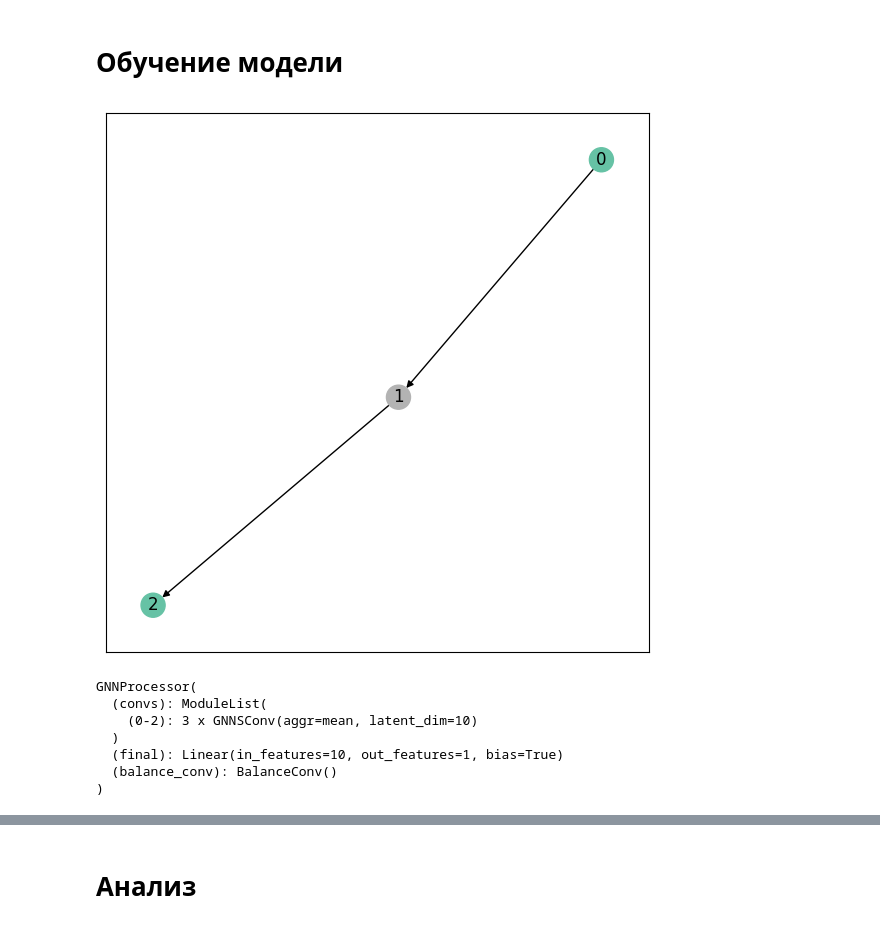
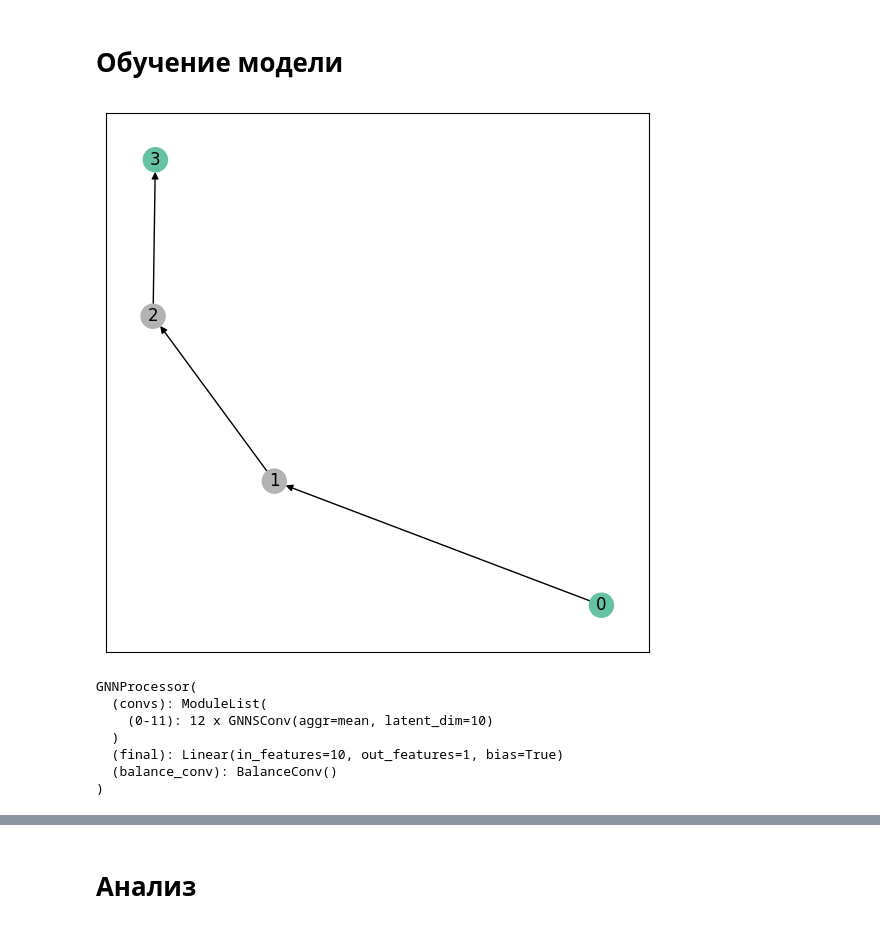
Before and after one commit to abelinsky/nfsolver, a Jupyter notebook: notebooks/exploratory/0.2-ab-GNNSolver.ipynb, the cells around one changed output, grey strips where cells are left out. Saved outputs shown, nothing was run; the diff lists cells and outputs as text; code cells hidden in the pictures.

```diff
--- a/notebooks/exploratory/0.2-ab-GNNSolver.ipynb
+++ b/notebooks/exploratory/0.2-ab-GNNSolver.ipynb
@@ -288,57 +224,83 @@ def visualize_graph(G, color):
                      node_color=color, cmap="Set2")
     plt.show()
 # %%
+# Пример 1
+edge_index = torch.tensor([
+  [0, 1, 2],
+  [1, 2, 3]
+], dtype=torch.long)
+
+# Структура данных атрибутов вершин графа:
+# Расход газа потребителя в узле, млн м3/сут; Давление газа, МПа
+x = torch.tensor([[0, 7.4], [0.5, 0], [0, 0], [0, 5.4]], dtype=torch.float)
+
+# Структура данных атрибутов дуг графа:
+# Протяженность, км; Внутренний диаметр трубы, мм
+edge_attr = torch.tensor([
+  [38, 1400],
+  [40, 1400],
+  [43, 1400]
+])
+
+data = Data(x=x, edge_index=edge_index, edge_attr=edge_attr)
+
+G = to_networkx(data, to_undirected=False)
+visualize_graph(G, color=data.x[..., 1] == 0);
+
+## Пример 2
 # edge_index = torch.tensor([
-#   [0, 1, 2],
-#   [1, 2, 3]
+#   [0, 1],
+#   [1, 2]
 # ], dtype=torch.long)
 
 # # Структура данных атрибутов вершин графа:
 # # Расход газа потребителя в узле, млн м3/сут; Давление газа, МПа
-# x = torch.tensor([[0, 7.4], [0.5, 0], [0, 0], [0, 5.4]], dtype=torch.float)
+# x = torch.tensor([[0, 7.4], [0, 0], [0, 5.4]], dtype=torch.float)
+
+# # Структура данных атрибутов дуг графа:
+# # Протяженность, км; Внутренний диаметр трубы, мм
+# edge_attr = torch.tensor([
+#   [55, 1400],
+#   [60, 1400]])
+
+# data = Data(x=x, edge_index=edge_index, edge_attr=edge_attr)
+
+# G = to_networkx(data, to_undirected=False)
+# visualize_graph(G, color=data.x[..., 1] == 0);
+
+## Пример 3
+# edge_index = torch.tensor([
+#   [0, 1, 3, 2],
+#   [1, 2, 1, 4]
+# ], dtype=torch.long)
+
+# # Структура данных атрибутов вершин графа:
+# # Расход газа потребителя в узле, млн м3/сут; Давление газа, МПа
+# x = torch.tensor([[0, 7.4], [0.0, 0], [0, 0.0], [0, 7.0], [0, 5.4]], dtype=torch.float)
 
 # # Структура данных атрибутов дуг графа:
 # # Протяженность, км; Внутренний диаметр трубы, мм
 # edge_attr = torch.tensor([
 #   [38, 1400],
 #   [40, 1400],
-#   [43, 1400]
+#   [43, 1400],
+#   [50, 1200]
 # ])
 
 # data = Data(x=x, edge_index=edge_index, edge_attr=edge_attr)
 
 # G = to_networkx(data, to_undirected=False)
 # visualize_graph(G, color=data.x[..., 1] == 0);
-
-edge_index = torch.tensor([
-  [0, 1],
-  [1, 2]
-], dtype=torch.long)
-
-# Структура данных атрибутов вершин графа:
-# Расход газа потребителя в узле, млн м3/сут; Давление газа, МПа
-x = torch.tensor([[0, 7.4], [0, 0], [0, 5.4]], dtype=torch.float)
-
-# Структура данных атрибутов дуг графа:
-# Протяженность, км; Внутренний диаметр трубы, мм
-edge_attr = torch.tensor([
-  [55, 1400],
-  [60, 1400]])
-
-data = Data(x=x, edge_index=edge_index, edge_attr=edge_attr)
-
-G = to_networkx(data, to_undirected=False)
-visualize_graph(G, color=data.x[..., 1] == 0);
 # %% [output]
-[figure, old version]
+[figure, new version]
 # %%
-model = GNNProcessor(out_channels=1, num_edge_features=data.num_edge_features, latent_dim=10, num_convs=3)
+model = GNNProcessor(out_channels=1, num_edge_features=data.num_edge_features, latent_dim=10, num_convs=12)
 
 print(model)
 # %% [output]
 GNNProcessor(
   (convs): ModuleList(
-    (0-2): 3 x GNNSConv(aggr=mean, latent_dim=10)
+    (0-11): 12 x GNNSConv(aggr=mean, latent_dim=10)
   )
   (final): Linear(in_features=10, out_features=1, bias=True)
   (balance_conv): BalanceConv()
```
Also changed, not shown: parts of 11 cells of this notebook.
